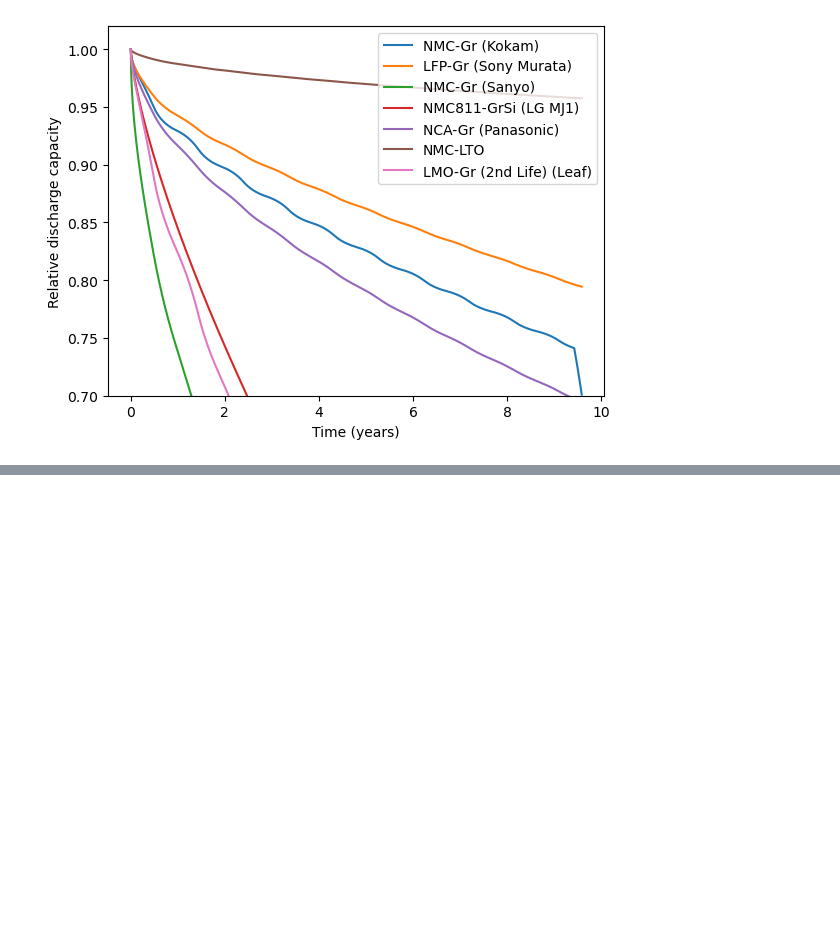
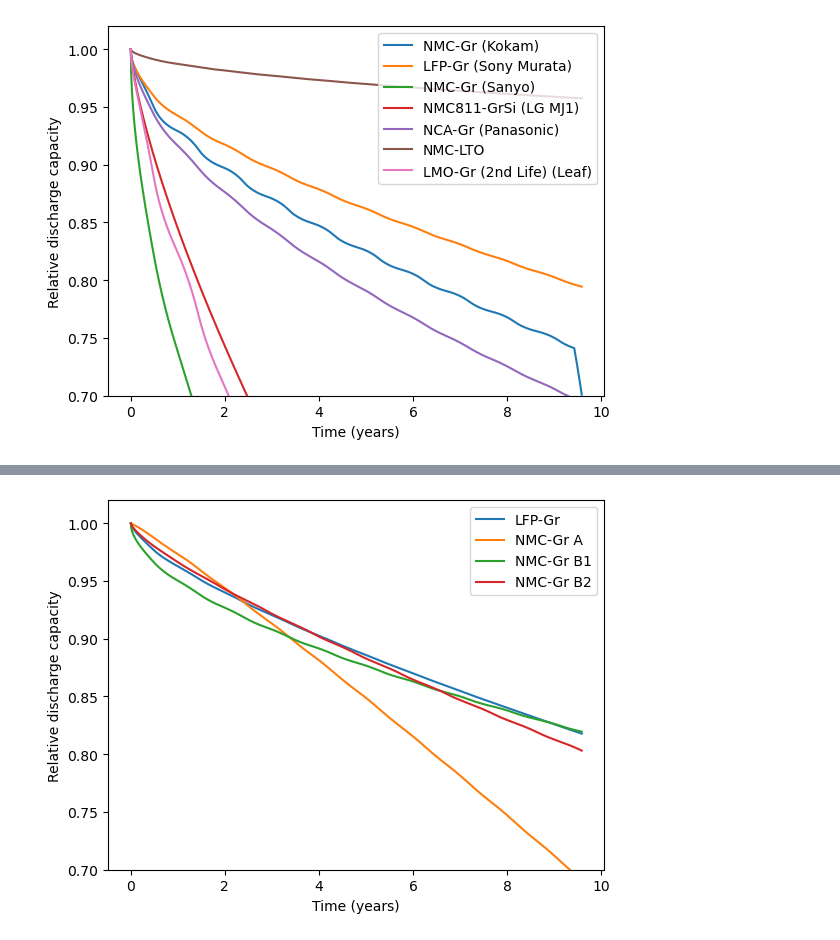
Before and after one commit to NREL/BLAST-Lite, a Jupyter notebook: example.ipynb, the cells around one changed output, grey strips where cells are left out. Drawn from its saved outputs; the diff is of its cells as text; code cells hidden in the pictures; blank space fills up the shorter version.

```diff
--- a/example.ipynb
+++ b/example.ipynb
@@ -198,0 +212,22 @@ plt.show()
+# %%
+from blast.models.lfp_gr_250AhPrismatic_2019 import Lfp_Gr_250AhPrismatic_2019
+from blast.models.nmc_gr_75Ah_A_2019 import NMC_Gr_75Ah_A_2019
+from blast.models.nmc_gr_50Ah_B1_2020 import NMC_Gr_50Ah_B1_2020
+from blast.models.nmc_gr_50Ah_B2_2020 import NMC_Gr_50Ah_B2_2020
+
+cell_lfp = simulate_battery_life(Lfp_Gr_250AhPrismatic_2019(), input)
+cell_nmc_A = simulate_battery_life(NMC_Gr_75Ah_A_2019(), input)
+cell_nmc_B1 = simulate_battery_life(NMC_Gr_50Ah_B1_2020(), input)
+cell_nmc_B2 = simulate_battery_life(NMC_Gr_50Ah_B2_2020(), input)
+
+plt.plot(cell_lfp.stressors['t_days']/365, cell_lfp.outputs['q'])
+plt.plot(cell_nmc_A.stressors['t_days']/365, cell_nmc_A.outputs['q'])
+plt.plot(cell_nmc_B1.stressors['t_days']/365, cell_nmc_B1.outputs['q'])
+plt.plot(cell_nmc_B2.stressors['t_days']/365, cell_nmc_B2.outputs['q'])
+plt.xlabel('Time (years)')
+plt.ylabel('Relative discharge capacity')
+plt.legend(['LFP-Gr', 'NMC-Gr A', 'NMC-Gr B1', 'NMC-Gr B2'])
+plt.ylim((0.7, 1.02))
+plt.show()
+# %% [output]
+[figure, added]
```
Also changed, not shown: parts of 9 cells of this notebook, 21 other files.
